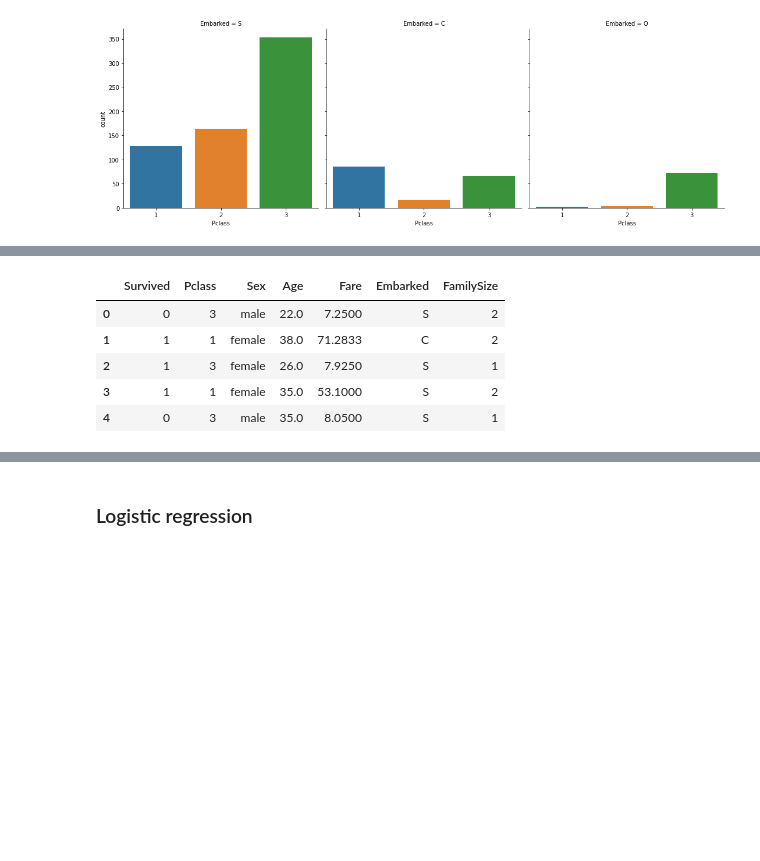
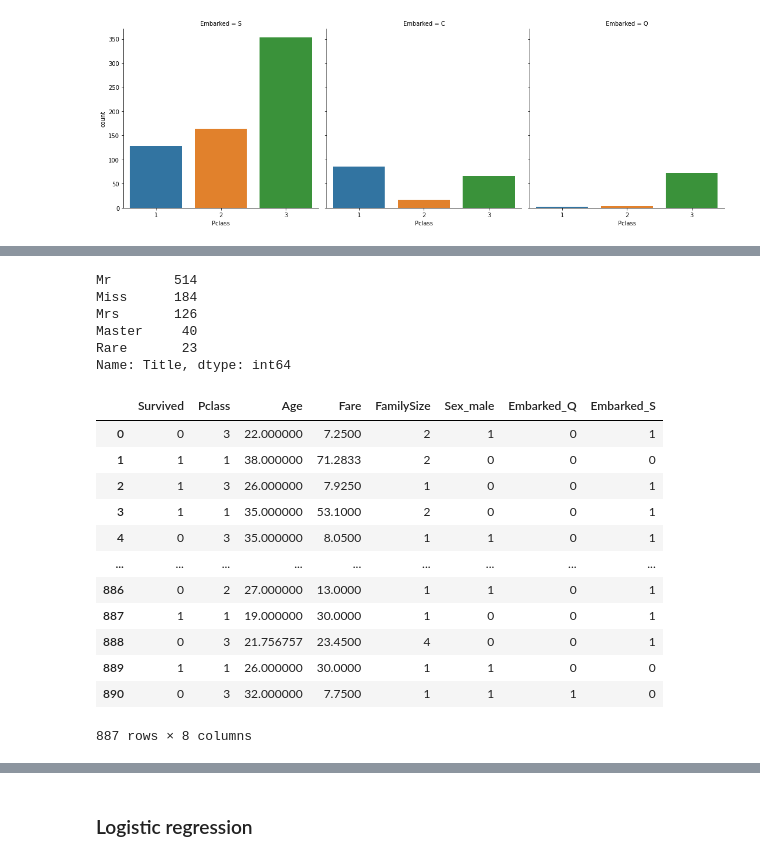
Before and after one commit to sarogov/Kaggle-competitions, a Jupyter notebook: Titanic/KaggleTitanic.ipynb, the cells around one changed output, grey strips where cells are left out. Drawn from its saved outputs; the diff is of its cells as text; code cells hidden in the pictures; blank space fills up the shorter version.

Commit message:
Update KaggleTitanic.ipynb
Finished the data cleaning.

```diff
--- a/Titanic/KaggleTitanic.ipynb
+++ b/Titanic/KaggleTitanic.ipynb
@@ -400,0 +410,5 @@ Things to do:
+# %%
+#3. Dropping out the three passengers with really hig fare.
+for i in range(3):
+  train_df.drop(index=train_df['Fare'].idxmax(), inplace=True)
+train_df['Fare'].max()
@@ -400,0 +455,9 @@ Things to do:
+# %%
+train_df['Title'].value_counts()
+# %% [output]
+Mr        514
+Miss      184
+Mrs       126
+Master     40
+Rare       23
+Name: Title, dtype: int64
@@ -401,19 +472,21 @@ Things to do:
 # %%
-#1. Removing unnecessary columns
-train_df = train_df.drop(['PassengerId', 'Name', 'Ticket', 'Cabin'], axis=1)
-test_df = test_df.drop(['Name','Ticket', 'Cabin'], axis=1) #Here we do not remove PassengerID because it is needed when we submit our results to Kaggle.
+#Before turning categorical values to dummy variables. Let's drop columns that we do not need.
+train_df = train_df.drop(['PassengerId', 'Name', 'Ticket', 'Cabin','SibSp','Parch', 'Title'], axis=1)
+test_df = test_df.drop(['Name', 'Ticket', 'Cabin','SibSp','Parch', 'Title'], axis=1) #We need to keep the PassengerId for these.
-# %%
-# 2. Combining SibSp and Parch
-train_df['FamilySize']=train_df['SibSp']+train_df['Parch']+1 # +1 because familysize 0 for singles sounds weird
-test_df['FamilySize']=test_df['SibSp']+test_df['Parch']+1
-train_df = train_df.drop(['SibSp', 'Parch'], axis = 1)
-test_df = test_df.drop(['SibSp', 'Parch'], axis = 1)
-# %%
-train_df.head()
-# %% [output]
-|  | Survived | Pclass | Sex | Age | Fare | Embarked | FamilySize |
-| 0 | 0 | 3 | male | 22.0 | 7.2500 | S | 2 |
-| 1 | 1 | 1 | female | 38.0 | 71.2833 | C | 2 |
-| 2 | 1 | 3 | female | 26.0 | 7.9250 | S | 1 |
-| 3 | 1 | 1 | female | 35.0 | 53.1000 | S | 2 |
-| 4 | 0 | 3 | male | 35.0 | 8.0500 | S | 1 |
+# %%
+train_df = pd.get_dummies(train_df, drop_first=True)
+train_df
+# %% [output]
+|  | Survived | Pclass | Age | Fare | FamilySize | Sex_male | Embarked_Q | Embarked_S |
+| 0 | 0 | 3 | 22.000000 | 7.2500 | 2 | 1 | 0 | 1 |
+| 1 | 1 | 1 | 38.000000 | 71.2833 | 2 | 0 | 0 | 0 |
+| 2 | 1 | 3 | 26.000000 | 7.9250 | 1 | 0 | 0 | 1 |
+| 3 | 1 | 1 | 35.000000 | 53.1000 | 2 | 0 | 0 | 1 |
+| 4 | 0 | 3 | 35.000000 | 8.0500 | 1 | 1 | 0 | 1 |
+| ... | ... | ... | ... | ... | ... | ... | ... | ... |
+| 886 | 0 | 2 | 27.000000 | 13.0000 | 1 | 1 | 0 | 1 |
+| 887 | 1 | 1 | 19.000000 | 30.0000 | 1 | 0 | 0 | 1 |
+| 888 | 0 | 3 | 21.756757 | 23.4500 | 4 | 0 | 0 | 1 |
+| 889 | 1 | 1 | 26.000000 | 30.0000 | 1 | 1 | 0 | 0 |
+| 890 | 0 | 3 | 32.000000 | 7.7500 | 1 | 1 | 1 | 0 |
+887 rows × 8 columns
```
Also changed, not shown: parts of 34 cells of this notebook.
